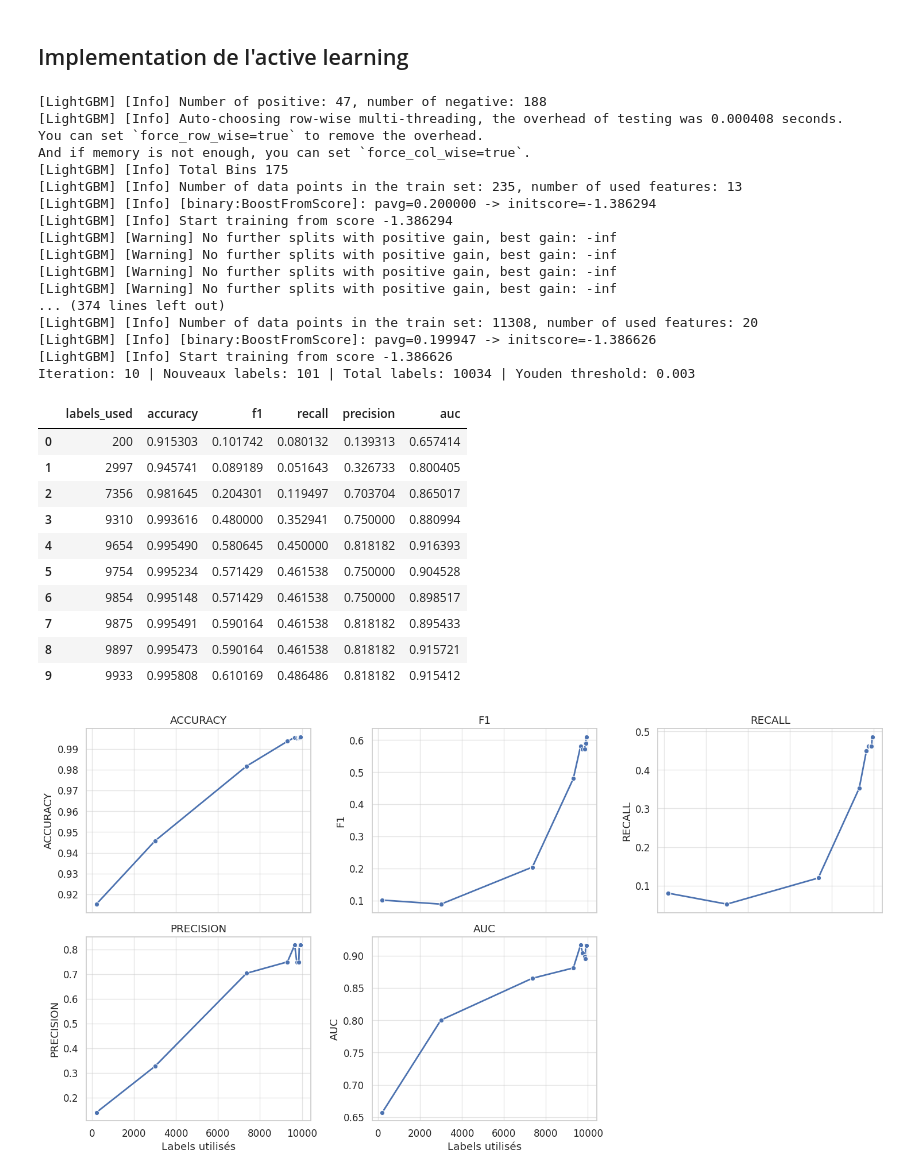
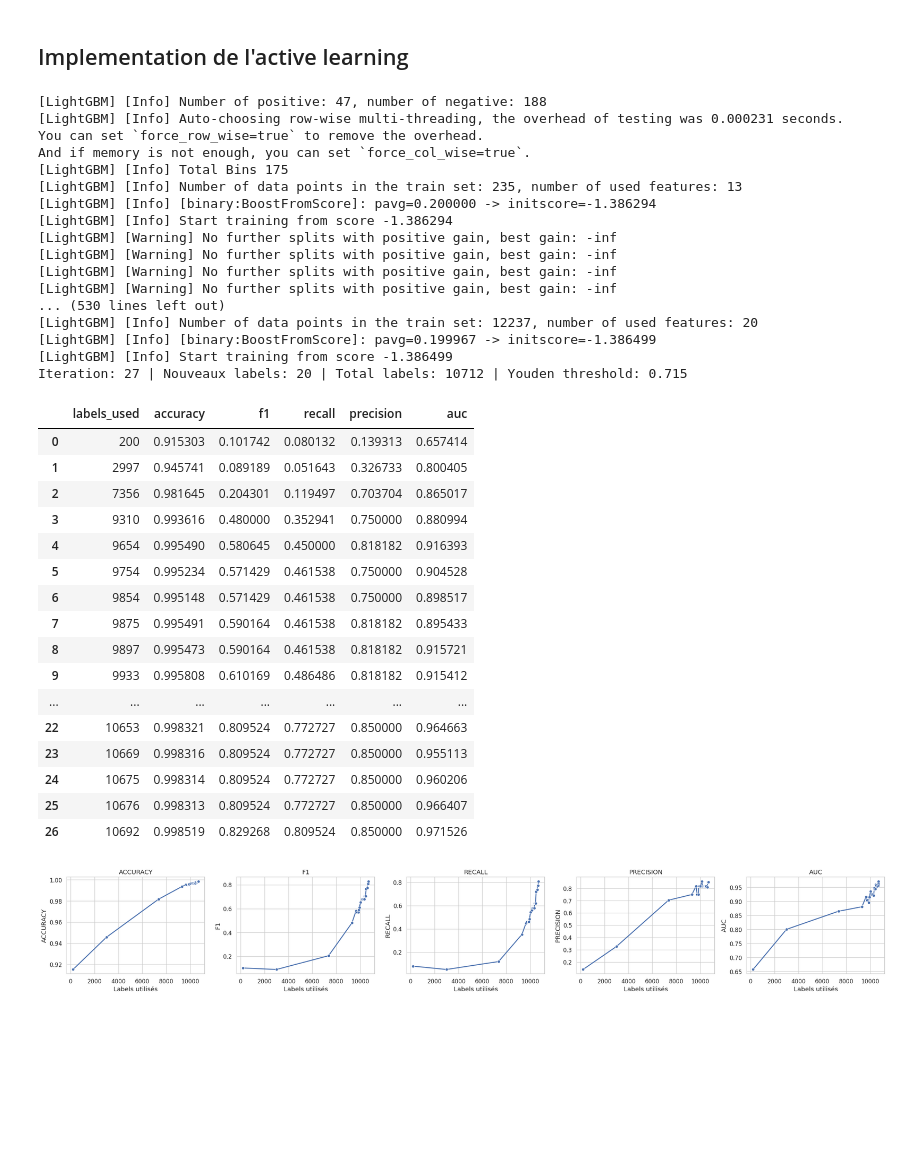
Before and after one commit to LarrySANDJO/PROJET_STATAPP, a Jupyter notebook: Notebooks/Active_Learning.ipynb, the cells around one changed output. Drawn from its saved outputs; the diff is of its cells as text; code cells hidden in the pictures; blank space fills up the shorter version.

Commit message:
Adding Smote and using Youden threshod in active learning......

```diff
--- a/Notebooks/Active_Learning.ipynb
+++ b/Notebooks/Active_Learning.ipynb
@@ -113,7 +113,7 @@ smote = SMOTE(sampling_strategy=0.25, random_state=42)
 # -----------------------
 # Boucle d'active learning
 # -----------------------
-while len(X_seed) < 10000:
+while len(X_seed) < 10700:
 
     # ---- 1. SMOTE uniquement sur le seed ----
     X_seed_smote, y_seed_smote = smote.fit_resample(X_seed, y_seed)
@@ -179,7 +179,7 @@ results_df = pd.DataFrame(results)
 results_df
 # %% [output]
 [LightGBM] [Info] Number of positive: 47, number of negative: 188
-[LightGBM] [Info] Auto-choosing row-wise multi-threading, the overhead of testing was 0.000408 seconds.
+[LightGBM] [Info] Auto-choosing row-wise multi-threading, the overhead of testing was 0.000231 seconds.
 You can set `force_row_wise=true` to remove the overhead.
 And if memory is not enough, you can set `force_col_wise=true`.
 [LightGBM] [Info] Total Bins 175
@@ -190,11 +190,11 @@ And if memory is not enough, you can set `force_col_wise=true`.
 [LightGBM] [Warning] No further splits with positive gain, best gain: -inf
 [LightGBM] [Warning] No further splits with positive gain, best gain: -inf
 [LightGBM] [Warning] No further splits with positive gain, best gain: -inf
-... (374 lines left out)
-[LightGBM] [Info] Number of data points in the train set: 11308, number of used features: 20
-[LightGBM] [Info] [binary:BoostFromScore]: pavg=0.199947 -> initscore=-1.386626
-[LightGBM] [Info] Start training from score -1.386626
-Iteration: 10 | Nouveaux labels: 101 | Total labels: 10034 | Youden threshold: 0.003
+... (530 lines left out)
+[LightGBM] [Info] Number of data points in the train set: 12237, number of used features: 20
+[LightGBM] [Info] [binary:BoostFromScore]: pavg=0.199967 -> initscore=-1.386499
+[LightGBM] [Info] Start training from score -1.386499
+Iteration: 27 | Nouveaux labels: 20 | Total labels: 10712 | Youden threshold: 0.715
 |  | labels_used | accuracy | f1 | recall | precision | auc |
 | 0 | 200 | 0.915303 | 0.101742 | 0.080132 | 0.139313 | 0.657414 |
 | 1 | 2997 | 0.945741 | 0.089189 | 0.051643 | 0.326733 | 0.800405 |
@@ -206,6 +206,12 @@ Iteration: 10 | Nouveaux labels: 101 | Total labels: 10034 | Youden threshold: 0
 | 7 | 9875 | 0.995491 | 0.590164 | 0.461538 | 0.818182 | 0.895433 |
 | 8 | 9897 | 0.995473 | 0.590164 | 0.461538 | 0.818182 | 0.915721 |
 | 9 | 9933 | 0.995808 | 0.610169 | 0.486486 | 0.818182 | 0.915412 |
+| ... | ... | ... | ... | ... | ... | ... |
+| 22 | 10653 | 0.998321 | 0.809524 | 0.772727 | 0.850000 | 0.964663 |
+| 23 | 10669 | 0.998316 | 0.809524 | 0.772727 | 0.850000 | 0.955113 |
+| 24 | 10675 | 0.998314 | 0.809524 | 0.772727 | 0.850000 | 0.960206 |
+| 25 | 10676 | 0.998313 | 0.809524 | 0.772727 | 0.850000 | 0.966407 |
+| 26 | 10692 | 0.998519 | 0.829268 | 0.809524 | 0.850000 | 0.971526 |
 # %%
 import seaborn as sns
 import matplotlib.pyplot as plt
@@ -218,33 +224,32 @@ metrics = ["accuracy", "f1", "recall", "precision", "auc"]
 n_metrics = len(metrics)
 
 # Déterminer nombre de colonnes pour 2 lignes
-n_rows = 2
+n_rows = 1
 n_cols = math.ceil(n_metrics / n_rows)
 
 fig, axes = plt.subplots(n_rows, n_cols, figsize=(5 * n_cols, 4 * n_rows), sharex=True)
 
 # Aplatir axes si nécessaire
 axes = axes.flatten()
 
 for i, m in enumerate(metrics):
     ax = axes[i]
     sns.lineplot(
         x=results_df["labels_used"],
         y=results_df[m],
         marker="o",
         linewidth=2,
         ax=ax
     )
     ax.set_title(m.upper())
     ax.set_xlabel("Labels utilisés")
     ax.set_ylabel(m.upper())
-    ax.grid(True, alpha=0.5)
 
 # Supprimer les axes vides si n_metrics < n_rows * n_cols
 for j in range(n_metrics, len(axes)):
     fig.delaxes(axes[j])
 
 plt.tight_layout()
 plt.show()
 # %% [output]
-[figure, old version]
+[figure, new version]
```
Also changed, not shown: parts of 1 cell of this notebook.
